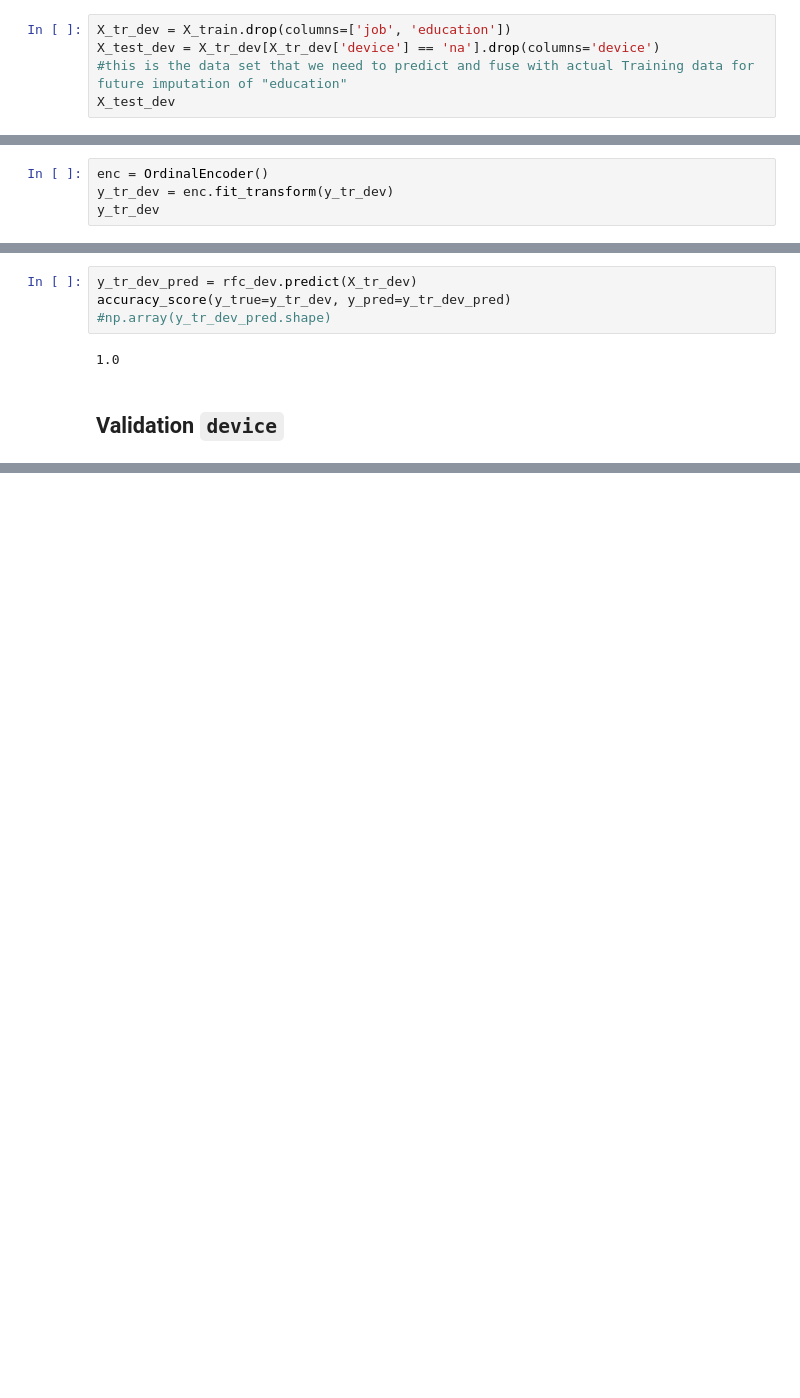
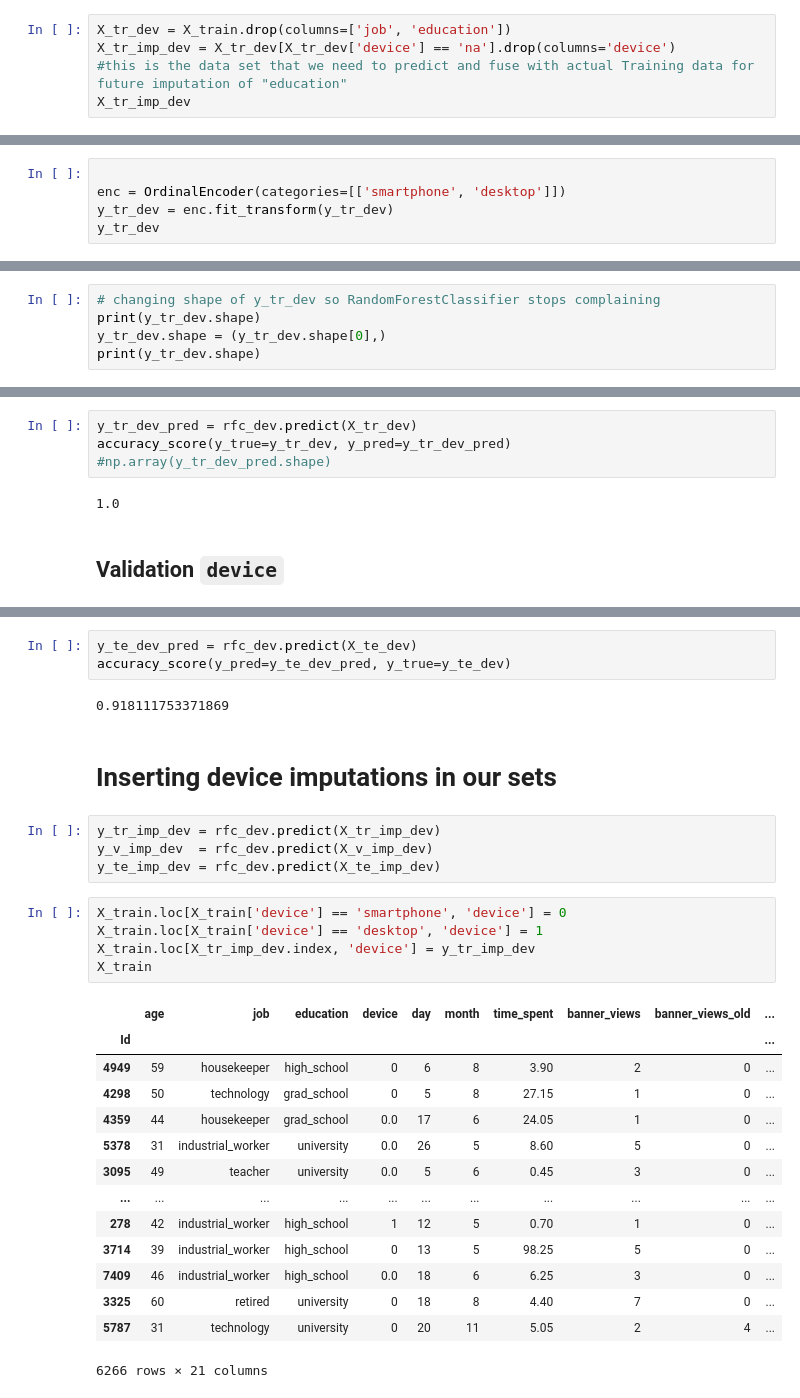
Before and after one commit to LuciaCam/ML_kaggle_competition, a Jupyter notebook: nas_imputations.ipynb, the cells around one changed output, grey strips where cells are left out. Saved outputs shown, nothing was run; the diff lists cells and outputs as text; blank space fills up the shorter version.

Commit message:
finished imputation for device, all sets populated

```diff
--- a/nas_imputations.ipynb
+++ b/nas_imputations.ipynb
@@ -104,9 +61,9 @@ print("Best parameters:", best_params)
 ## Train data - `device`
 # %%
 X_tr_dev = X_train.drop(columns=['job', 'education'])
-X_test_dev = X_tr_dev[X_tr_dev['device'] == 'na'].drop(columns='device')
+X_tr_imp_dev = X_tr_dev[X_tr_dev['device'] == 'na'].drop(columns='device')
 #this is the data set that we need to predict and fuse with actual Training data for future imputation of "education"
-X_test_dev
+X_tr_imp_dev
 # %% [output]
 |  | age | day | month | time_spent | banner_views | banner_views_old | days_elapsed_old | X1 | ... |
 | Id |  |  |  |  |  |  |  |  | ... |
@@ -144,7 +101,8 @@ X_tr_dev
 | 5787 | 31 | 20 | 11 | 5.05 | 2 | 4 | 129 | 1 | ... |
 4830 rows × 18 columns
 # %%
-enc = OrdinalEncoder()
+
+enc = OrdinalEncoder(categories=[['smartphone', 'desktop']])
 y_tr_dev = enc.fit_transform(y_tr_dev)
 y_tr_dev
 # %% [output]
@@ -157,0 +116,5 @@ array([[1.],
+# %%
+# changing shape of y_tr_dev so RandomForestClassifier stops complaining
+print(y_tr_dev.shape)
+y_tr_dev.shape = (y_tr_dev.shape[0],)
+print(y_tr_dev.shape)
@@ -264,0 +161,31 @@ Name: 442, dtype: object
+# %%
+y_te_dev_pred = rfc_dev.predict(X_te_dev)
+accuracy_score(y_pred=y_te_dev_pred, y_true=y_te_dev)
+# %% [output]
+0.918111753371869
+# %% [markdown]
+# Inserting device imputations in our sets
+# %%
+y_tr_imp_dev = rfc_dev.predict(X_tr_imp_dev)
+y_v_imp_dev  = rfc_dev.predict(X_v_imp_dev)
+y_te_imp_dev = rfc_dev.predict(X_te_imp_dev)
+# %%
+X_train.loc[X_train['device'] == 'smartphone', 'device'] = 0
+X_train.loc[X_train['device'] == 'desktop', 'device'] = 1
+X_train.loc[X_tr_imp_dev.index, 'device'] = y_tr_imp_dev
+X_train
+# %% [output]
+|  | age | job | education | device | day | month | time_spent | banner_views | banner_views_old | ... |
+| Id |  |  |  |  |  |  |  |  |  | ... |
+| 4949 | 59 | housekeeper | high_school | 0 | 6 | 8 | 3.90 | 2 | 0 | ... |
+| 4298 | 50 | technology | grad_school | 0 | 5 | 8 | 27.15 | 1 | 0 | ... |
+| 4359 | 44 | housekeeper | grad_school | 0.0 | 17 | 6 | 24.05 | 1 | 0 | ... |
+| 5378 | 31 | industrial_worker | university | 0.0 | 26 | 5 | 8.60 | 5 | 0 | ... |
+| 3095 | 49 | teacher | university | 0.0 | 5 | 6 | 0.45 | 3 | 0 | ... |
+| ... | ... | ... | ... | ... | ... | ... | ... | ... | ... | ... |
+| 278 | 42 | industrial_worker | high_school | 1 | 12 | 5 | 0.70 | 1 | 0 | ... |
+| 3714 | 39 | industrial_worker | high_school | 0 | 13 | 5 | 98.25 | 5 | 0 | ... |
+| 7409 | 46 | industrial_worker | high_school | 0.0 | 18 | 6 | 6.25 | 3 | 0 | ... |
+| 3325 | 60 | retired | university | 0 | 18 | 8 | 4.40 | 7 | 0 | ... |
+| 5787 | 31 | technology | university | 0 | 20 | 11 | 5.05 | 2 | 4 | ... |
+6266 rows × 21 columns
```
Also changed, not shown: parts of 29 cells of this notebook.
